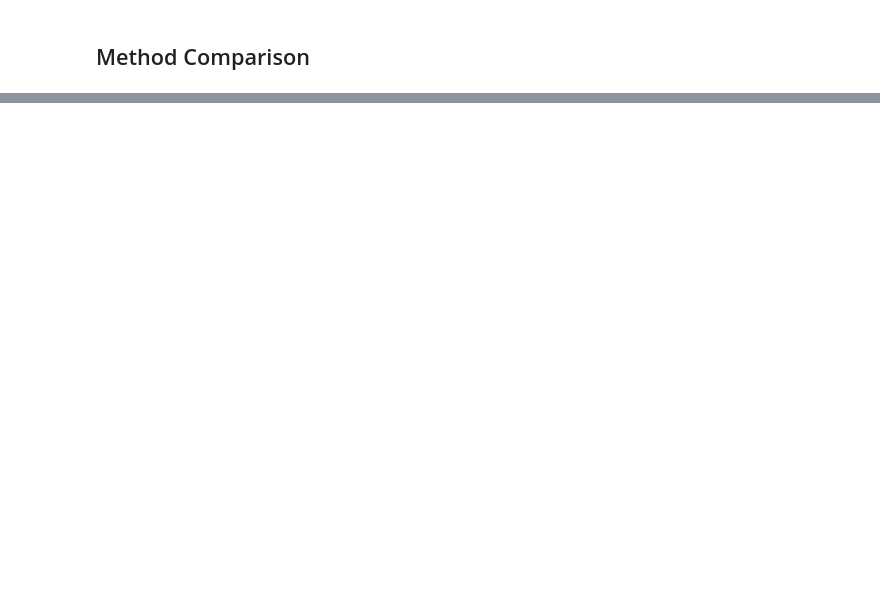
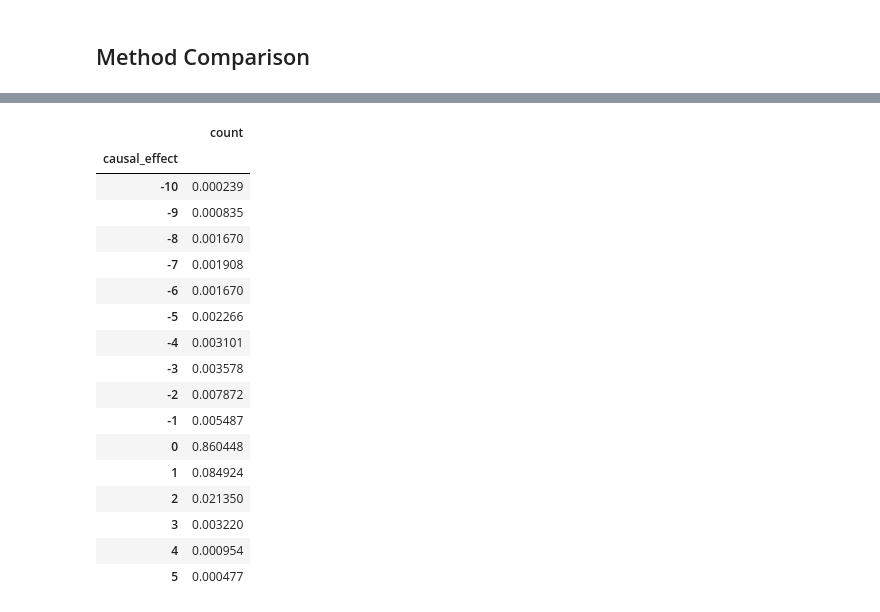
Before and after one commit to zivwhd/scmsim, a Jupyter notebook: notebooks/BenchmarkGPT.ipynb, the cells around one changed output, grey strips where cells are left out. Cells and saved outputs as stored; diff of their text form; code cells hidden in the pictures; blank space fills up the shorter version.

```diff
--- a/notebooks/BenchmarkGPT.ipynb
+++ b/notebooks/BenchmarkGPT.ipynb
@@ -164,0 +168,26 @@ get_causal_gpt_scores(paths, uidata)
+# %%
+group_path = paths.get_product_csv('MoviesCausalGPT')
+pdf = pd.read_csv(group_path)
+pdf = enrich_cause_indexes(pdf, uidata.info)
+# %%
+counts = pdf['causal_effect'].value_counts()
+pd.DataFrame(counts / counts.sum()).sort_values(by="causal_effect")
+# %% [output]
+|  | count |
+| causal_effect |  |
+| -10 | 0.000239 |
+| -9 | 0.000835 |
+| -8 | 0.001670 |
+| -7 | 0.001908 |
+| -6 | 0.001670 |
+| -5 | 0.002266 |
+| -4 | 0.003101 |
+| -3 | 0.003578 |
+| -2 | 0.007872 |
+| -1 | 0.005487 |
+| 0 | 0.860448 |
+| 1 | 0.084924 |
+| 2 | 0.021350 |
+| 3 | 0.003220 |
+| 4 | 0.000954 |
+| 5 | 0.000477 |
```
Also changed, not shown: parts of 6 cells of this notebook, 3 other files.
